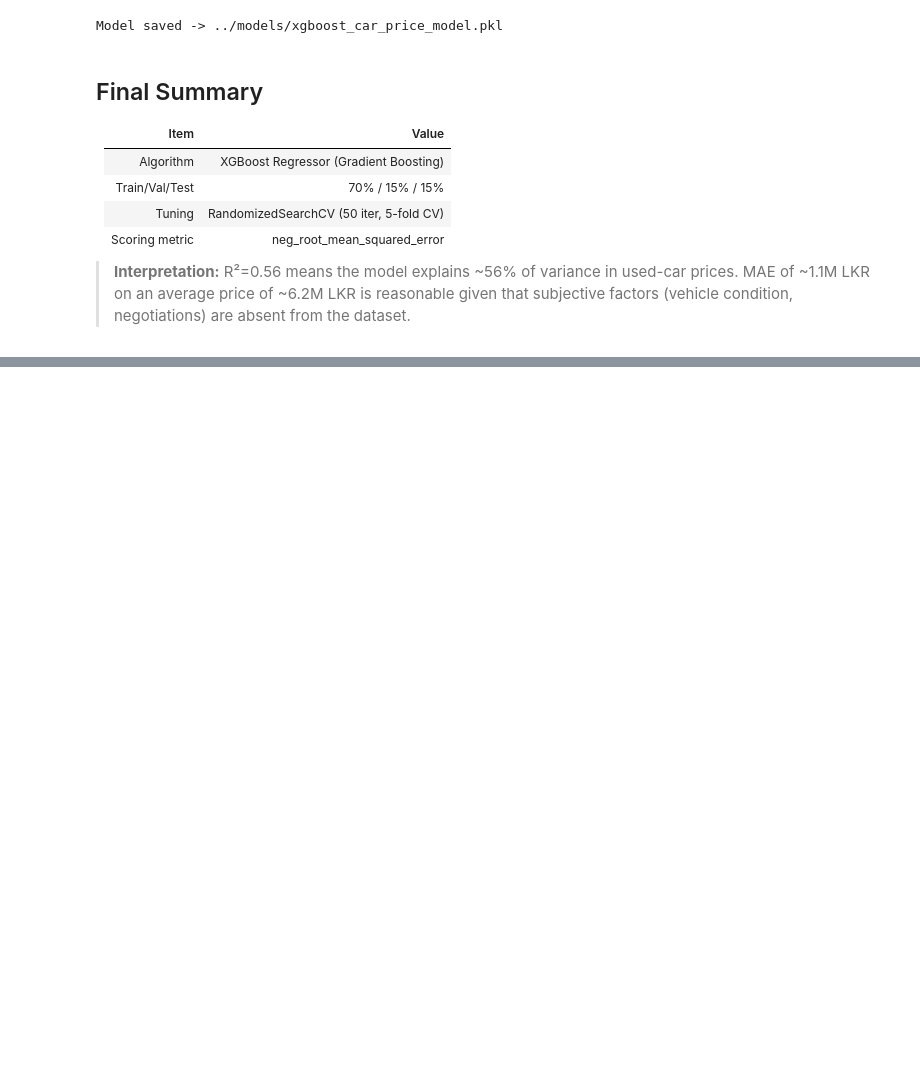
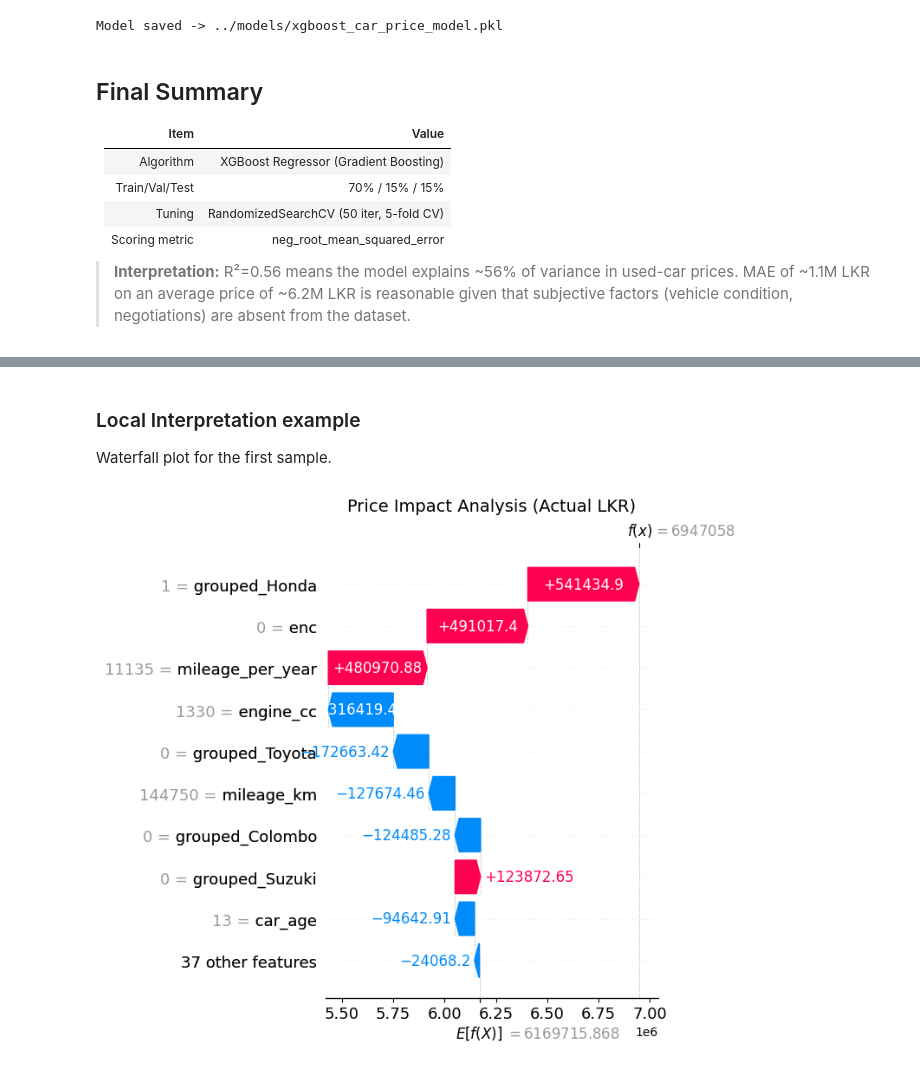
Before and after one commit to ChathuraIshara/Used-Car-Price-Predictor, a Jupyter notebook: notebooks/train_model.ipynb, the cells around one changed output, grey strips where cells are left out. Drawn from its saved outputs; the diff is of its cells as text; code cells hidden in the pictures; blank space fills up the shorter version.

```diff
--- a/notebooks/train_model.ipynb
+++ b/notebooks/train_model.ipynb
@@ -288,0 +358,33 @@ Model saved -> ../models/xgboost_car_price_model.pkl
+# %% [markdown]
+### Local Interpretation example
+Waterfall plot for the first sample.
+# %%
+# waterfall plot with definitive layout fix to prevent overlap
+fig = plt.figure(figsize=(15, 8))
+shap.plots.waterfall(shap_values[0], show=False)
+
+ax = plt.gca()
+xmin, xmax = ax.get_xlim()
+x_range = xmax - xmin
+
+for text in ax.texts:
+    try:
+        txt_str = text.get_text()
+        if any(c.isdigit() for c in txt_str) and (txt_str.startswith('+') or txt_str.startswith('-')):
+            val = float(txt_str.replace(',', '').replace('+', ''))
+            text.set_text(f"{'+' if val > 0 else ''}{int(val):,}")
+
+            x, y = text.get_position()
+            # Force negative values to the right side of center
+            if val < 0:
+                text.set_ha('left')
+                text.set_position((x_range * 0.05, y)) # Place slightly right of center
+                text.set_color('#1e88e5')
+    except:
+        pass
+
+plt.subplots_adjust(left=0.5, right=0.98, top=0.9, bottom=0.1)
+plt.title("Price Impact Analysis (Actual LKR)", fontsize=14, pad=30)
+plt.show()
+# %% [output]
+[figure, added]
```
Also changed, not shown: parts of 10 cells of this notebook, 7 other files.
